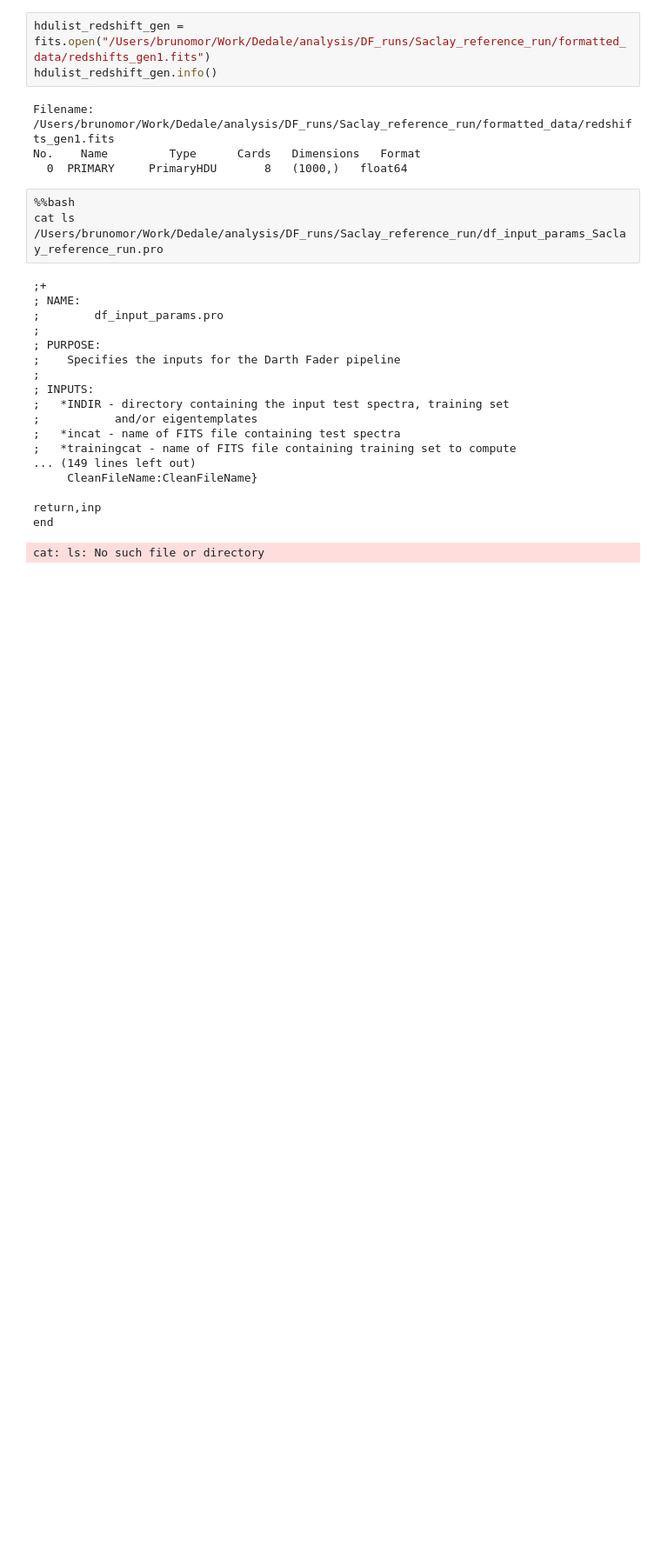
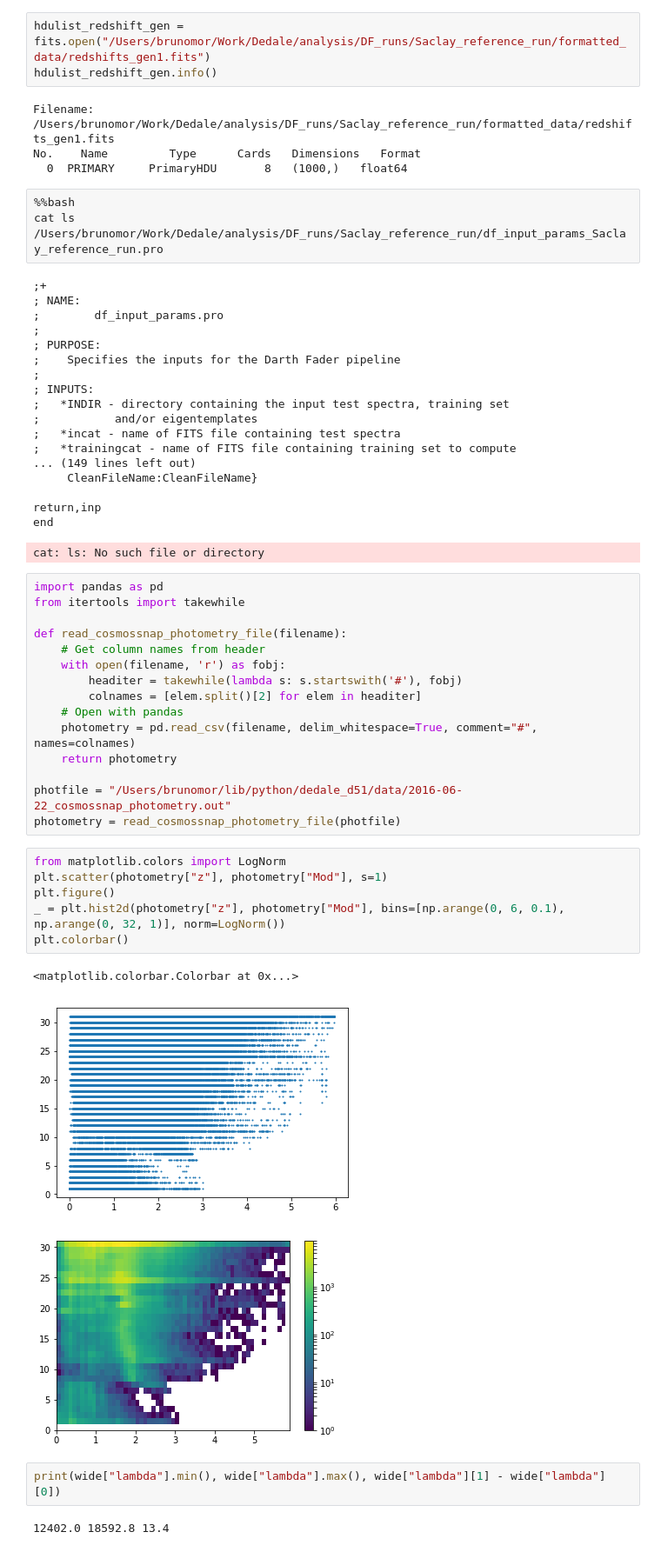
Before and after one commit to dedale-fet/dedale_d51, a Jupyter notebook: notebooks/2018-03-14_scratch_notebook.ipynb, the cells around one changed output. Shown: that part at 87% size. Cells and saved outputs as stored; diff of their text form; blank space fills up the shorter version.

```diff
--- a/notebooks/2018-03-14_scratch_notebook.ipynb
+++ b/notebooks/2018-03-14_scratch_notebook.ipynb
@@ -141,3 +141,32 @@ cat ls /Users/brunomor/Work/Dedale/analysis/DF_runs/Saclay_reference_run/df_inpu
 return,inp
 end
 cat: ls: No such file or directory
+# %%
+import pandas as pd
+from itertools import takewhile
+
+def read_cosmossnap_photometry_file(filename):
+    # Get column names from header
+    with open(filename, 'r') as fobj:
+        headiter = takewhile(lambda s: s.startswith('#'), fobj)
+        colnames = [elem.split()[2] for elem in headiter]
+    # Open with pandas
+    photometry = pd.read_csv(filename, delim_whitespace=True, comment="#", names=colnames)
+    return photometry
+
+photfile = "/Users/brunomor/lib/python/dedale_d51/data/2016-06-22_cosmossnap_photometry.out"
+photometry = read_cosmossnap_photometry_file(photfile)
+# %%
+from matplotlib.colors import LogNorm
+plt.scatter(photometry["z"], photometry["Mod"], s=1)
+plt.figure()
+_ = plt.hist2d(photometry["z"], photometry["Mod"], bins=[np.arange(0, 6, 0.1), np.arange(0, 32, 1)], norm=LogNorm())
+plt.colorbar()
+# %% [output]
+<matplotlib.colorbar.Colorbar at 0x...>
+[figure, added]
+[figure, added]
+# %%
+print(wide["lambda"].min(), wide["lambda"].max(), wide["lambda"][1] - wide["lambda"][0])
+# %% [output]
+12402.0 18592.8 13.4
```
Also changed, not shown: parts of 7 cells of this notebook, 4 other files.
